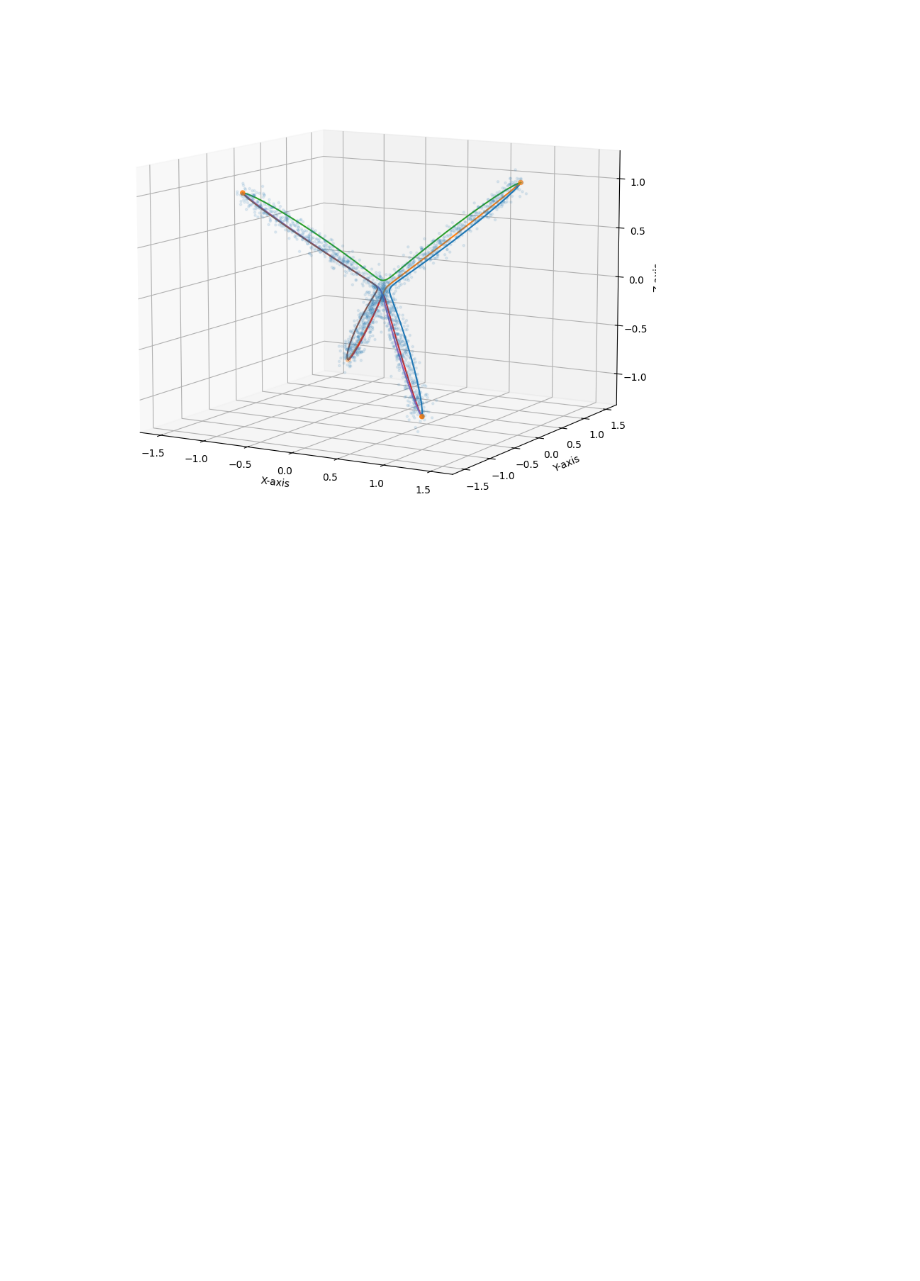
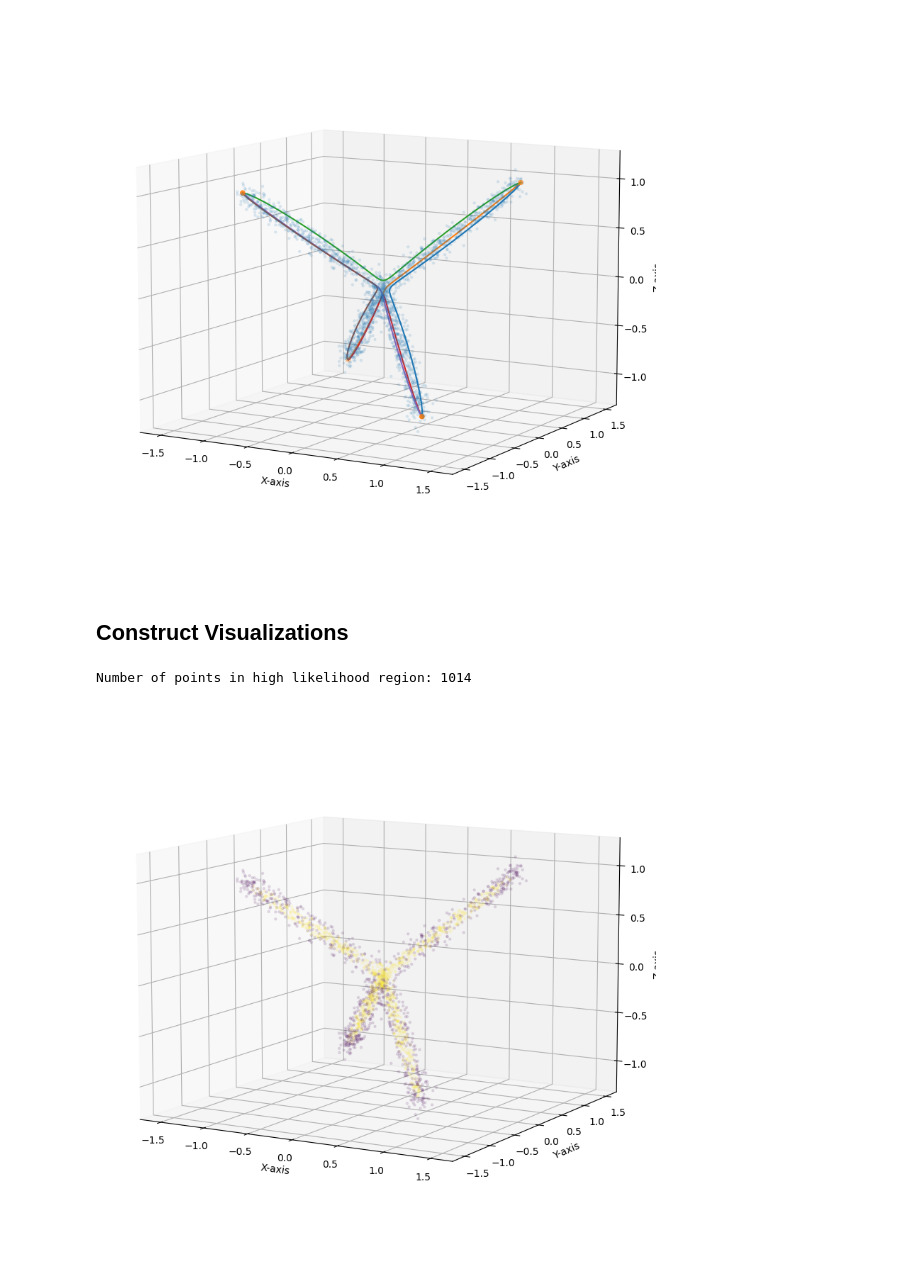
Before and after one commit to wdiepeveen/Riemannian-Archetypal-Analysis, a Jupyter notebook: tree_multi_ellipsoidal_star.ipynb, the cells around one changed output. Cells and saved outputs as stored; diff of their text form; code cells hidden in the pictures; blank space fills up the shorter version.

```diff
--- a/tree_multi_ellipsoidal_star.ipynb
+++ b/tree_multi_ellipsoidal_star.ipynb
@@ -60,5 +63,5 @@ Data shape: torch.Size([2000, 3])
 # %%
-trainer = StarTraining([3], n_clusters, covariance_type='full')
+trainer = StarTraining([3], n_clusters, covariance_type='full', trimmed=trimmed)
 # %%
 trainer.fit(data)
 star = trainer.star
@@ -110,3 +114,30 @@ plt.savefig(os.path.join(results_folder,"data_geodesics.png"))
 plt.show()
 # %% [output]
 [figure]
+# %% [markdown]
+## Construct Visualizations ##
+# %%
+# restrict data to high likelihood region
+with torch.no_grad():
+    diffeo_data = psi(data)
+    # keep points with norm less than 0.5
+    likehlihood_labels = (diffeo_data.norm(dim=-1) <= 1.)
+    all_points = data[likehlihood_labels == 1]
+    print("Number of points in high likelihood region:", all_points.shape[0])
+# %% [output]
+Number of points in high likelihood region: 1014
+# %%
+fig = plt.figure(figsize=(8, 8))
+ax = fig.add_subplot(111, projection='3d')
+# plot data points
+ax.scatter(data[:, 0].numpy(), data[:, 1].numpy(), data[:, 2].numpy(), c=likehlihood_labels, s=5, alpha=0.1, label='Original Data')
+ax.set_xlabel("X-axis")
+ax.set_ylabel("Y-axis")
+ax.set_zlabel("Z-axis")
+plt.axis('equal')
+ax.view_init(elev=10)
+plt.tight_layout()
+plt.savefig(os.path.join(results_folder,"data_geodesics.png"))
+plt.show()
+# %% [output]
+[figure, added]
```
Also changed, not shown: parts of 6 cells of this notebook, 5 other files.
